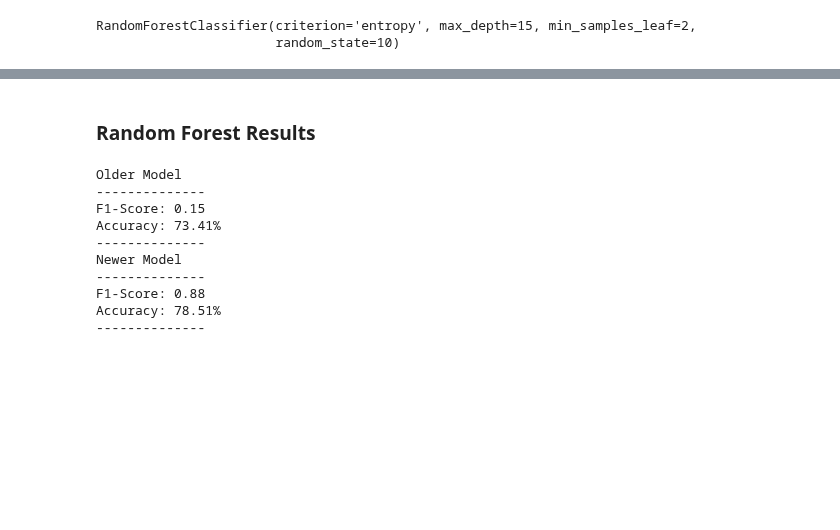
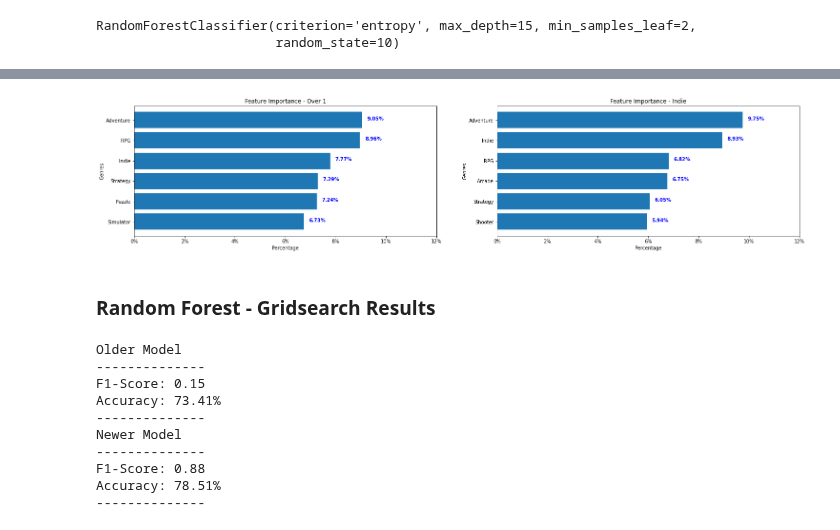
Before and after one commit to Tommyphung1/Predicting-Video-Games-Profit-with-Genres, a Jupyter notebook: Final_Notebook.ipynb, the cells around one changed output, grey strips where cells are left out. Cells and saved outputs as stored; diff of their text form; code cells hidden in the pictures; blank space fills up the shorter version.

```diff
--- a/Final_Notebook.ipynb
+++ b/Final_Notebook.ipynb
@@ -310,5 +317,9 @@ RandomForestClassifier(criterion='entropy', max_depth=15, min_samples_leaf=2,
+# %%
+dv.visual_top_5(random_list_grid, random_list_grid_2)
+# %% [output]
+[figure, added]
 # %% [markdown]
-### Random Forest Results
+### Random Forest - Gridsearch Results
 # %%
 print('Older Model')
 print('--------------')
```
Also changed, not shown: parts of 7 cells of this notebook, 2 other files.
